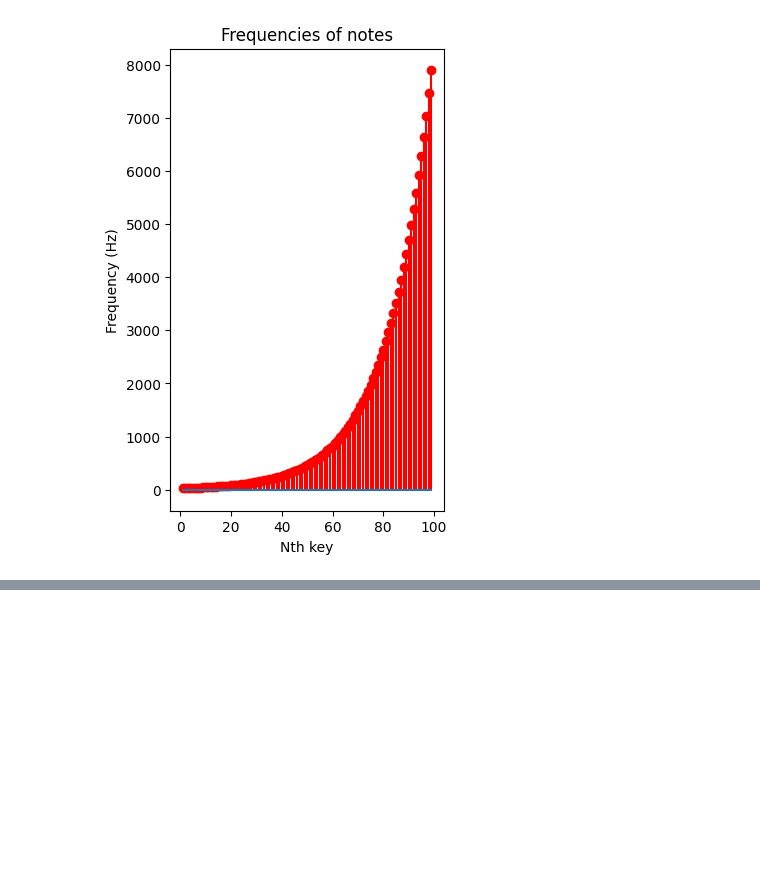
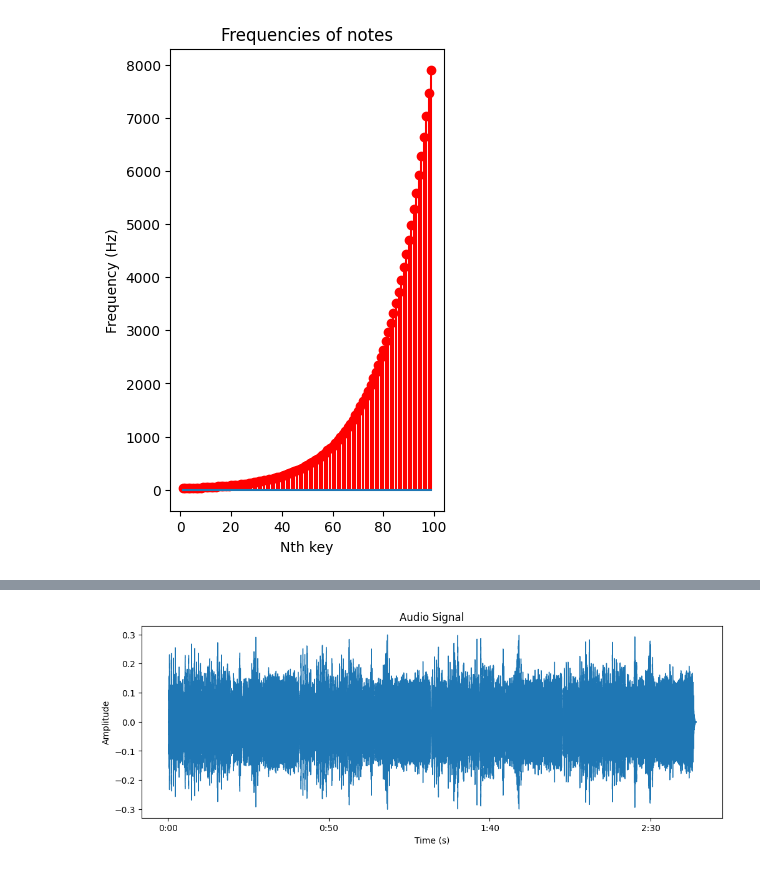
Before and after one commit to Lina87000/MusicSampling, a Jupyter notebook: main.ipynb, the cells around one changed output, grey strips where cells are left out. Drawn from its saved outputs; the diff is of its cells as text; code cells hidden in the pictures; blank space fills up the shorter version.

```diff
--- a/main.ipynb
+++ b/main.ipynb
@@ -122,9 +122,17 @@ plt.grid()
 plt.xlim(240,700)
 plt.show()
 
-print("Displayed Frequencies and Magnitudes:")
+print("Displayed Frequencies, Magnitudes, and Corresponding Notes:")
+note_names = ['A', 'A#', 'B', 'C', 'C#', 'D', 'D#', 'E', 'F', 'F#', 'G', 'G#']
 for freq, mag in zip(frequencies, filtered_magnitude):
     if mag > 0:
-        print(f"Frequency: {freq:.2f} Hz, Magnitude: {mag:.2f}")
+        note_idx = np.argmin(np.abs(notes - freq))
+        note_freq = notes[note_idx]
+        key_num = keys[note_idx]
+        # MIDI note number: key_num + 20 (since piano key 1 is A0, MIDI 21)
+        midi_num = key_num + 20
+        octave = (midi_num // 12) - 1
+        note_name = note_names[midi_num % 12]
+        print(f"Frequency: {freq:.2f} Hz, Magnitude: {mag:.2f}, Closest Note: {note_name}{octave} ({note_freq:.2f} Hz, Key {key_num})")
 # %% [output]
 [figure]
@@ -136,0 +1117,71 @@ Frequency: 587.31 Hz, Magnitude: 412.94
+# %%
+%pip install midiutil
+
+import numpy as np
+import matplotlib.pyplot as plt
+import librosa
+import librosa.display
+from midiutil import MIDIFile
+
+# Load the audio file
+audio_file = 'ex.mp3'
+y, sr = librosa.load(audio_file)
+
+# 1. Produce the signal
+plt.figure(figsize=(12, 4))
+librosa.display.waveshow(y, sr=sr)
+plt.title('Audio Signal')
+plt.xlabel('Time (s)')
+plt.ylabel('Amplitude')
+plt.show()
+
+# 2. Frequency Spectrum
+D = np.abs(librosa.stft(y))
+plt.figure(figsize=(12, 4))
+librosa.display.specshow(librosa.amplitude_to_db(D, ref=np.max), sr=sr, x_axis='time', y_axis='log')
+plt.colorbar(format='%+2.0f dB')
+plt.title('Frequency Spectrum')
+plt.show()
+
+# 3. RMS Energy
+rms = librosa.feature.rms(y=y)[0]
+plt.figure(figsize=(12, 4))
+plt.plot(rms, label='RMS Energy')
+plt.title('RMS Energy')
+plt.xlabel('Frame')
+plt.ylabel('RMS Energy')
+plt.legend()
+plt.show()
+
+# 4. Note Detection Algorithm (from cell 21)
+# Use the correct return structure from detect_notes_with_envelope_analysis
+note_data = detect_notes_with_envelope_analysis(y, sr)
+# Extract MIDI numbers and start times for plotting and MIDI export
+detected_notes = [n['midi_number'] if 'midi_number' in n else 60 for n in note_data['notes']]
+timestamps = [n['start_time'] for n in note_data['notes']]
+
+# 5. Create a note timeline
+plt.figure(figsize=(12, 4))
+plt.eventplot(timestamps, orientation='horizontal', colors='r', linewidths=2)
+plt.title('Note Timeline')
+plt.xlabel('Time (s)')
+plt.yticks([0], ['Detected Notes'])
+plt.show()
+
+# 6. Export detected notes to MIDI file with auto tempo detection
+def create_midi_file(detected_notes, timestamps, output_file='output.mid'):
+    midi_file = MIDIFile(1)  # One track
+    midi_file.addTrackName(0, 0, "Track")
+    midi_file.addTempo(0, 0, 120)  # Default tempo, will adjust later
+
+    for note, timestamp in zip(detected_notes, timestamps):
+        midi_file.addNote(0, 0, note, timestamp, 1, 100)  # Channel, pitch, time, duration, volume
+
+    with open(output_file, 'wb') as f:
+        midi_file.writeFile(f)
+
+# Create MIDI file
+create_midi_file(detected_notes, timestamps)
+
+print("MIDI file created successfully.")
+# %% [output]
@@ -136,0 +1193 @@ Frequency: 587.31 Hz, Magnitude: 412.94
+[figure, added]
```
Also changed, not shown: parts of 8 cells of this notebook, 11 other files.
